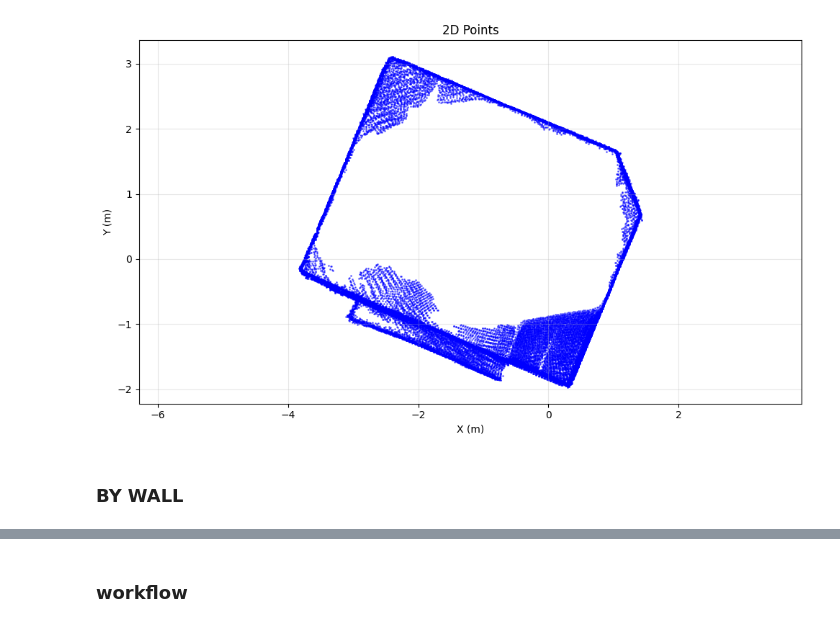
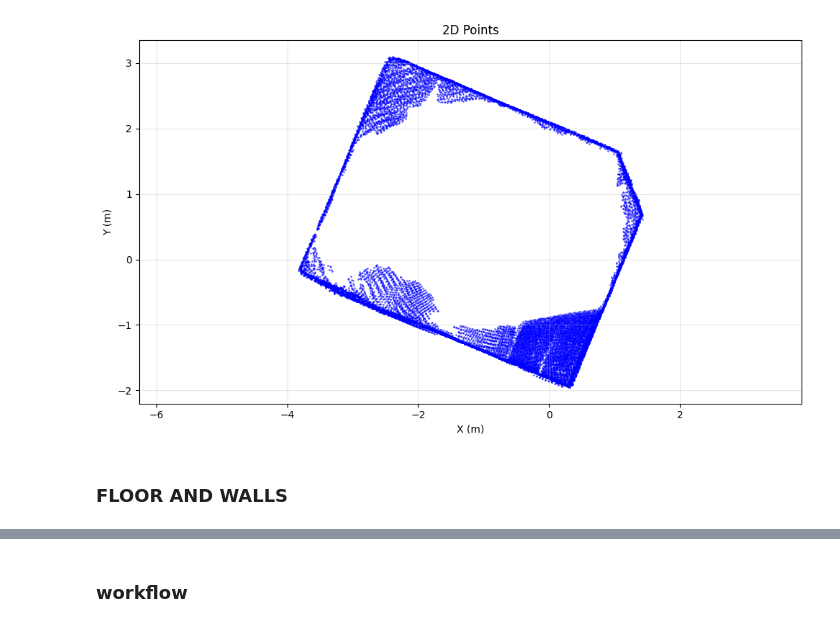
Before and after one commit to ivanovdn/3d-sementic-segmentation, a Jupyter notebook: notebooks/floorplan-alex3.ipynb, the cells around one changed output, grey strips where cells are left out. Drawn from its saved outputs; the diff is of its cells as text; code cells hidden in the pictures.

```diff
--- a/notebooks/floorplan-alex3.ipynb
+++ b/notebooks/floorplan-alex3.ipynb
@@ -29,4 +26,11 @@ import warnings
 warnings.filterwarnings('ignore')
 # %%
 FILE = "../data/alex3.ply"
+s_val = PointCloudDataset(FILE, 0.02)
+ouliers_config = {
+    "method": 'stat',
+    "nb": 20,
+    "r": 2.0
+}
+s_val.clean_pcd(**ouliers_config)
 # %%
@@ -35,2 +37,0 @@ with open('../config.yaml') as f:
-# %%
-s_val = PointCloudDataset(FILE)
@@ -45,3 +38,3 @@ sem_seg.visualize_pcd()
 # %%
-points = sem_seg.points[:, :3]
+points = np.array(s_val.cleaned_pcd.points)
 # %% [markdown]
@@ -117,9 +56,8 @@ all_clean_ceiling_points = np.vstack([
-# %%
-ceiling_points_2d = all_clean_ceiling_points[: , :2]
-
-visualize_2d_points(ceiling_points_2d)
-# %% [output]
-[figure, removed]
+# %%
+ceiling_indices = detect_ceiling_correct(points)
+visualize_2d_points(points[ceiling_indices][:, :2])
+# %% [output]
+[figure, added]
 # %% [markdown]
-### BY WALL
+### FLOOR AND WALLS
 # %%
```
Also changed, not shown: parts of 48 cells of this notebook, 2 other files.
